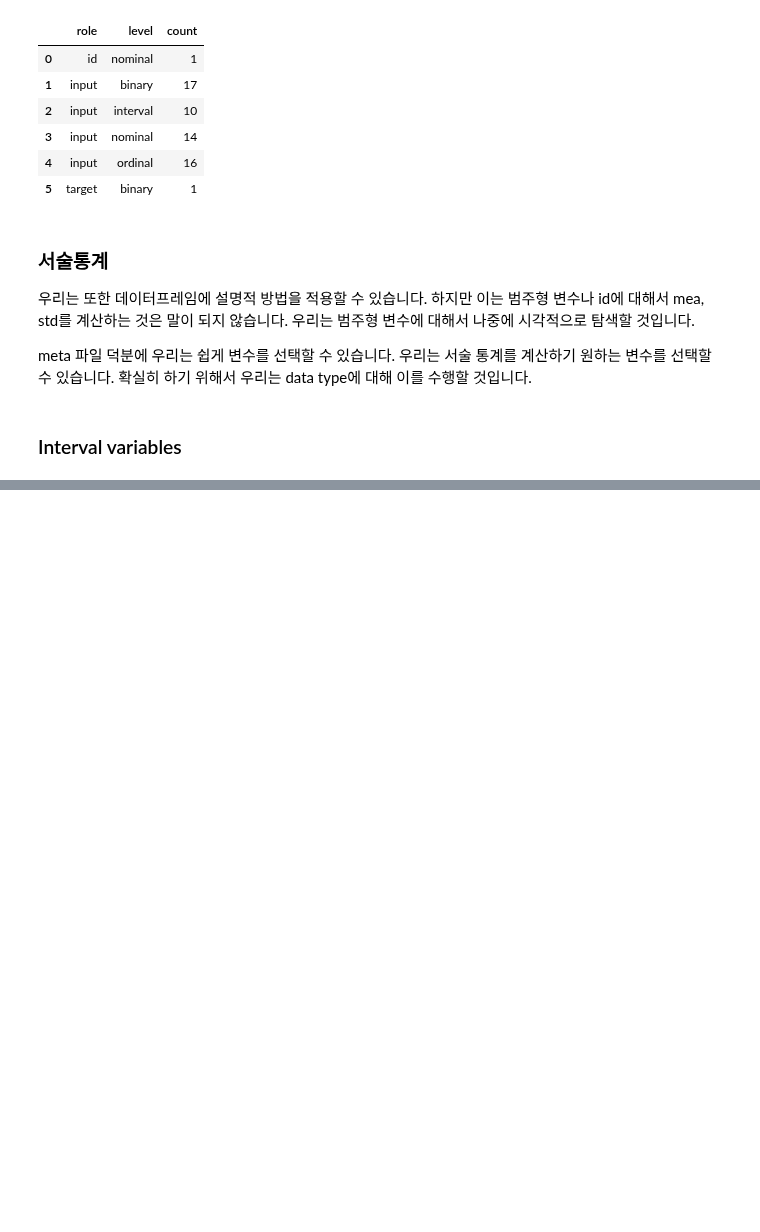
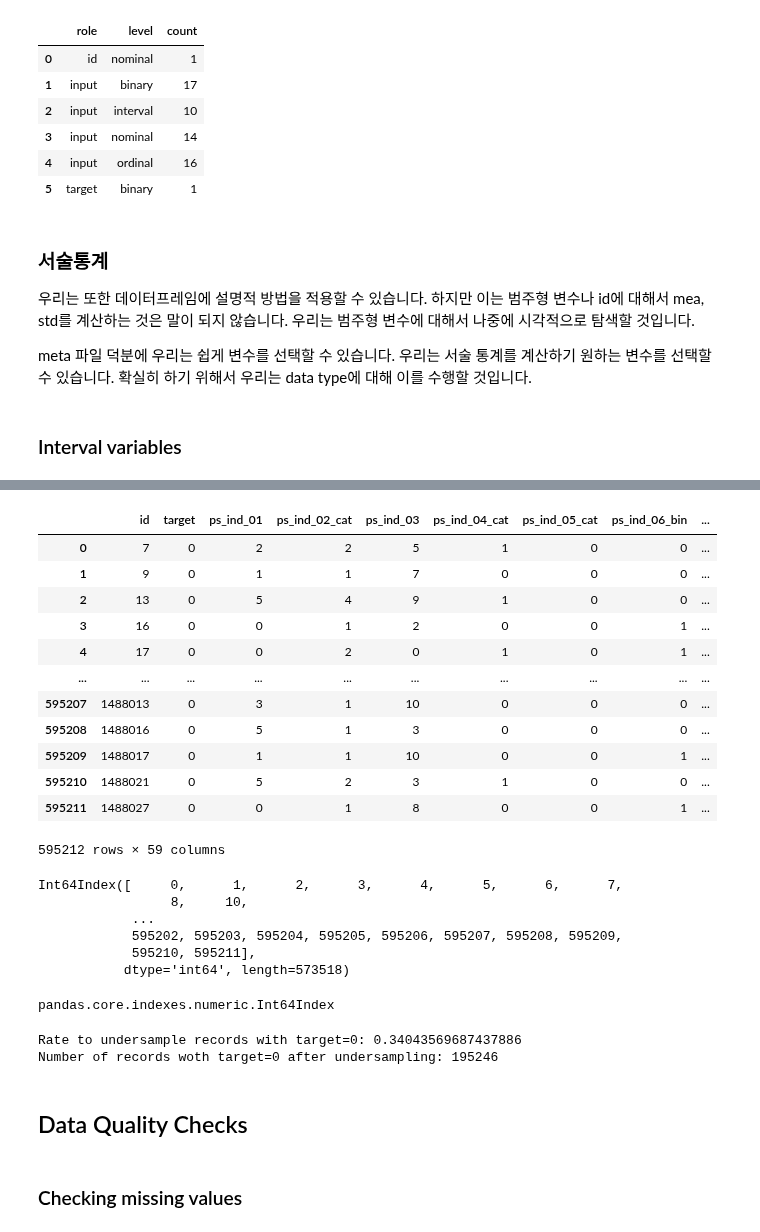
Before and after one commit to stk346/Kaggle, a Jupyter notebook: Porto Seguro’s Safe Driver Prediction/Data_Preparation_&_Exploration.ipynb, the cells around one changed output, grey strips where cells are left out. Drawn from its saved outputs; the diff is of its cells as text; code cells hidden in the pictures; blank space fills up the shorter version.

```diff
--- a/Porto Seguro’s Safe Driver Prediction/Data_Preparation_&_Exploration.ipynb
+++ b/Porto Seguro’s Safe Driver Prediction/Data_Preparation_&_Exploration.ipynb
@@ -261,0 +322,62 @@ train[v].describe()
+# %%
+train
+# %% [output]
+|  | id | target | ps_ind_01 | ps_ind_02_cat | ps_ind_03 | ps_ind_04_cat | ps_ind_05_cat | ps_ind_06_bin | ... |
+| 0 | 7 | 0 | 2 | 2 | 5 | 1 | 0 | 0 | ... |
+| 1 | 9 | 0 | 1 | 1 | 7 | 0 | 0 | 0 | ... |
+| 2 | 13 | 0 | 5 | 4 | 9 | 1 | 0 | 0 | ... |
+| 3 | 16 | 0 | 0 | 1 | 2 | 0 | 0 | 1 | ... |
+| 4 | 17 | 0 | 0 | 2 | 0 | 1 | 0 | 1 | ... |
+| ... | ... | ... | ... | ... | ... | ... | ... | ... | ... |
+| 595207 | 1488013 | 0 | 3 | 1 | 10 | 0 | 0 | 0 | ... |
+| 595208 | 1488016 | 0 | 5 | 1 | 3 | 0 | 0 | 0 | ... |
+| 595209 | 1488017 | 0 | 1 | 1 | 10 | 0 | 0 | 1 | ... |
+| 595210 | 1488021 | 0 | 5 | 2 | 3 | 1 | 0 | 0 | ... |
+| 595211 | 1488027 | 0 | 0 | 1 | 8 | 0 | 0 | 1 | ... |
+595212 rows × 59 columns
+# %%
+train[train.target == 0].index
+# %% [output]
+Int64Index([     0,      1,      2,      3,      4,      5,      6,      7,
+                 8,     10,
+            ...
+            595202, 595203, 595204, 595205, 595206, 595207, 595208, 595209,
+            595210, 595211],
+           dtype='int64', length=573518)
+# %%
+type(train[train.target == 0].index)
+# %% [output]
+pandas.core.indexes.numeric.Int64Index
+# %%
+desired_apriori = 0.10
+
+# Get the indices per target value
+idx_0 = train[train.target == 0].index
+idx_1 = train[train.target == 1].index
+
+# Get original number of records per target value
+nb_0 = len(train.loc[idx_0])
+nb_1 = len(train.loc[idx_1])
+
+# Calculate the undersampling rate and resulting number of records with target=0
+### 이해가 잘 안됨
+undersampling_rate = ((1 - desired_apriori)*nb_1) / (nb_0*desired_apriori)
+undersampled_nb_0 = int(undersampling_rate*nb_0)
+print('Rate to undersample records with target=0: {}'.format(undersampling_rate))
+print('Number of records woth target=0 after undersampling: {}'.format(undersampled_nb_0))
+
+# Randomly select records with target=0 to get at the desired a priori
+undersampled_idx = shuffle(idx_0, random_state=37, n_samples=undersampled_nb_0)
+
+# Construct list with remaining indices
+idx_list = list(undersampled_idx) + list(idx_1)
+
+# Return undersample data frame
+train = train.loc[idx_list].reset_index(drop=True)
+# %% [output]
+Rate to undersample records with target=0: 0.34043569687437886
+Number of records woth target=0 after undersampling: 195246
+# %% [markdown]
+## Data Quality Checks
+# %% [markdown]
+### Checking missing values
```
Also changed, not shown: parts of 31 cells of this notebook.
